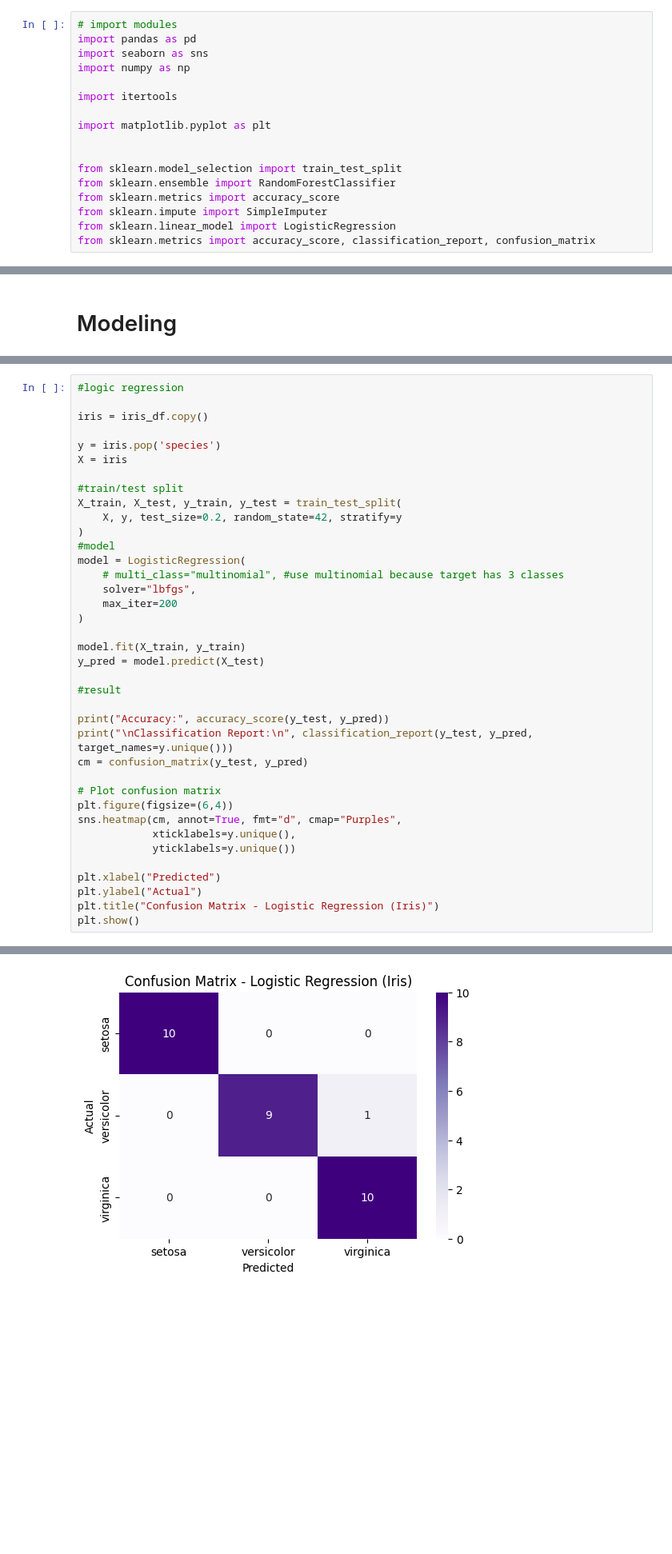
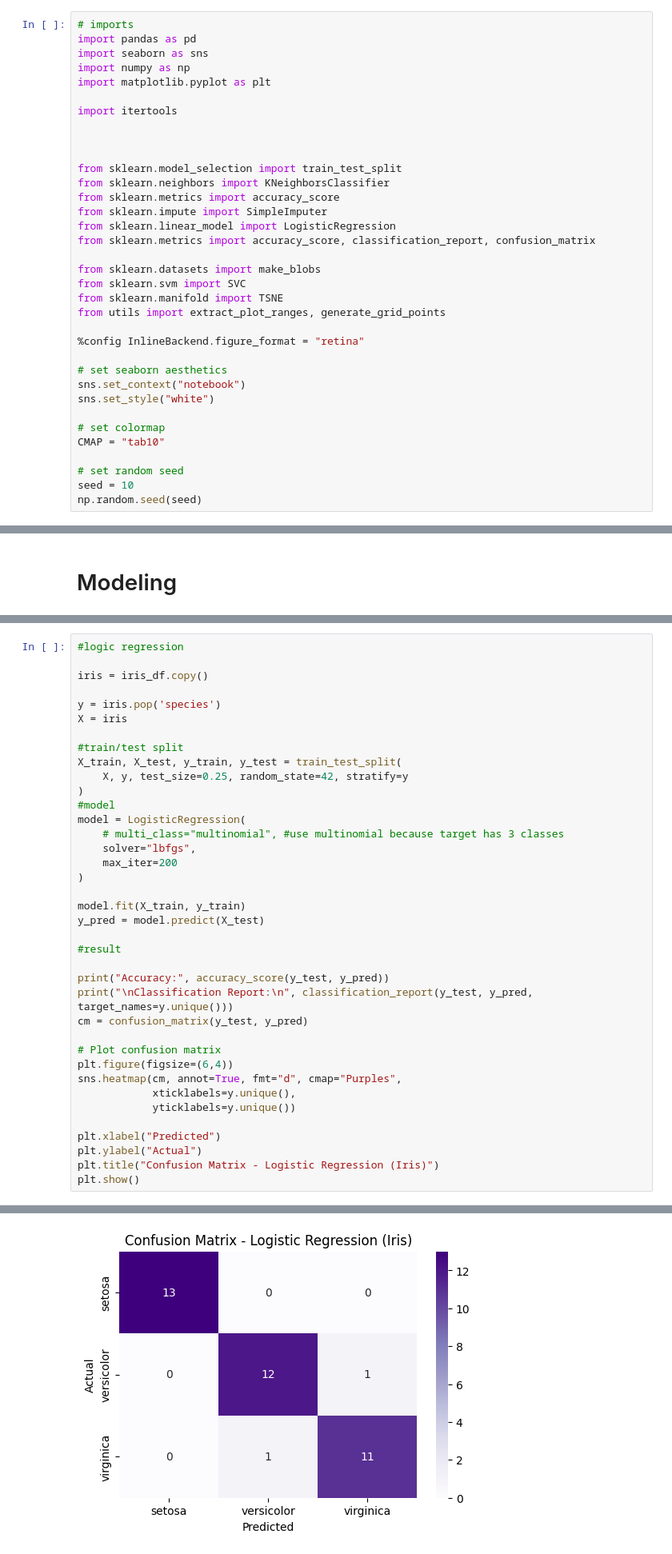
Before and after one commit to Emilye42/DataAnalysisonIrisDataSet, a Jupyter notebook: Iris.ipynb, the cells around one changed output, grey strips where cells are left out. Shown: that part at 80% size. Cells and saved outputs as stored; diff of their text form; blank space fills up the shorter version.

```diff
--- a/Iris.ipynb
+++ b/Iris.ipynb
@@ -23,19 +23,37 @@ Species
 # %% [markdown]
 **Import modules and datasets**
 # %%
-# import modules
+# imports
 import pandas as pd
 import seaborn as sns
 import numpy as np
+import matplotlib.pyplot as plt
 
 import itertools
 
-import matplotlib.pyplot as plt
 
 
 from sklearn.model_selection import train_test_split
-from sklearn.ensemble import RandomForestClassifier
+from sklearn.neighbors import KNeighborsClassifier
 from sklearn.metrics import accuracy_score
 from sklearn.impute import SimpleImputer
 from sklearn.linear_model import LogisticRegression
 from sklearn.metrics import accuracy_score, classification_report, confusion_matrix
+
+from sklearn.datasets import make_blobs
+from sklearn.svm import SVC
+from sklearn.manifold import TSNE
+from utils import extract_plot_ranges, generate_grid_points
+
+%config InlineBackend.figure_format = "retina"
+
+# set seaborn aesthetics
+sns.set_context("notebook")
+sns.set_style("white")
+
+# set colormap
+CMAP = "tab10"
+
+# set random seed
+seed = 10
+np.random.seed(seed)
@@ -215,7 +235,7 @@ X = iris
 
 #train/test split
 X_train, X_test, y_train, y_test = train_test_split(
-    X, y, test_size=0.2, random_state=42, stratify=y
+    X, y, test_size=0.25, random_state=42, stratify=y
 )
 #model
 model = LogisticRegression(
@@ -259 +279 @@ weighted avg       0.97      0.97      0.97        30
-[figure, old version]
+[figure, new version]
```
Also changed, not shown: parts of 4 cells of this notebook, 1 other file.
